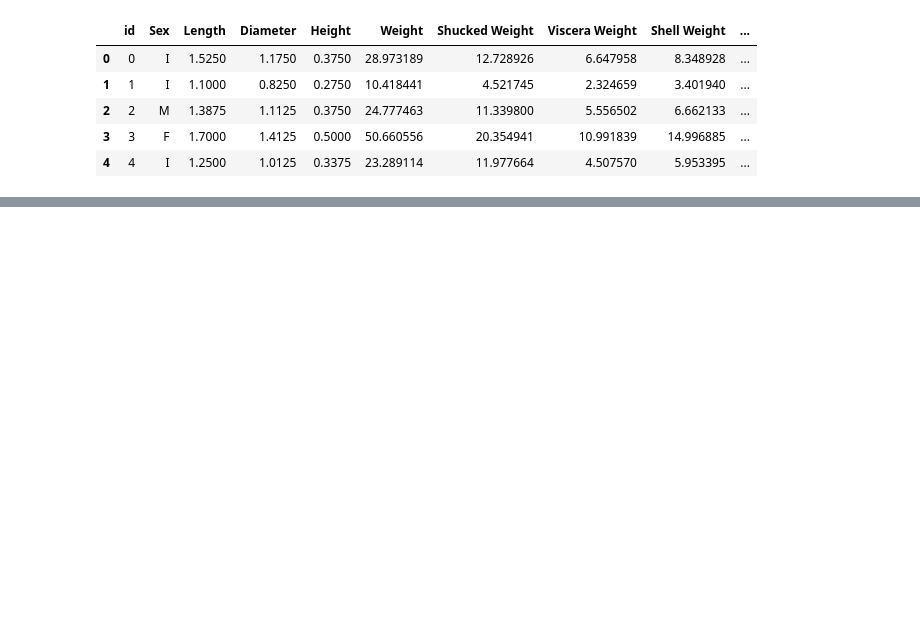
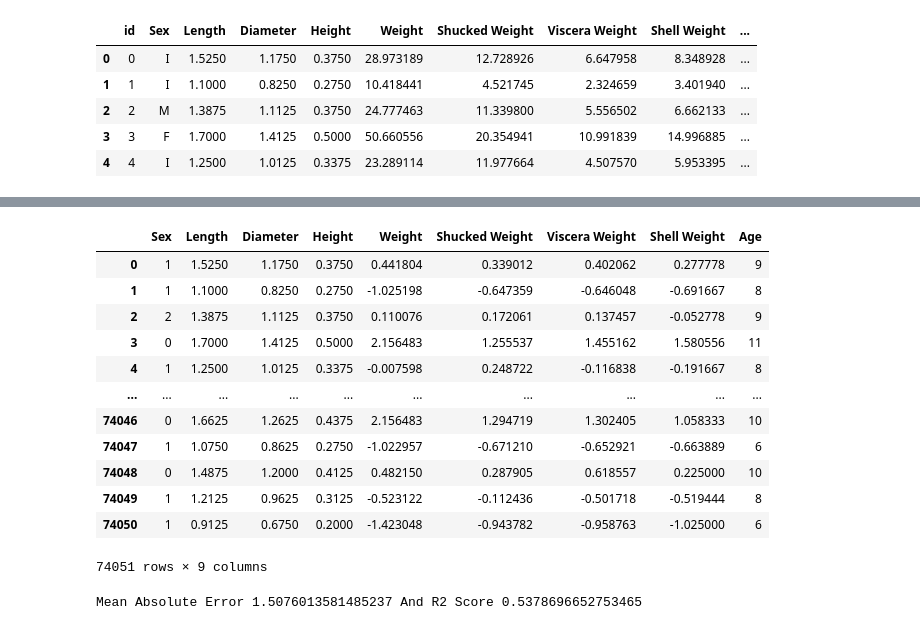
Before and after one commit to MoncefKa/kaggle-projects, a Jupyter notebook: playground-s3e16.ipynb, the cells around one changed output, grey strips where cells are left out. Saved outputs shown, nothing was run; the diff lists cells and outputs as text; code cells hidden in the pictures; blank space fills up the shorter version.

```diff
--- a/playground-s3e16.ipynb
+++ b/playground-s3e16.ipynb
@@ -28,0 +137,31 @@ train_df.head()
+# %%
+#Drop The Id column
+train_df.drop(columns=['id'],inplace=True)
+
+#Encoders
+encoder=LabelEncoder()
+stc=StandardScaler()
+rstc=RobustScaler()
+
+#Transform The Data
+train_df['Sex']=encoder.fit_transform(train_df[["Sex"]])
+train_df['Weight']=stc.fit_transform(train_df["Weight"].values.reshape(-1,1))
+train_df['Shucked Weight']=rstc.fit_transform(train_df["Shucked Weight"].values.reshape(-1,1))
+train_df['Shell Weight']=rstc.fit_transform(train_df["Shell Weight"].values.reshape(-1,1))
+train_df['Viscera Weight']=rstc.fit_transform(train_df["Viscera Weight"].values.reshape(-1,1))
+# %%
+train_df
+# %% [output]
+|  | Sex | Length | Diameter | Height | Weight | Shucked Weight | Viscera Weight | Shell Weight | Age |
+| 0 | 1 | 1.5250 | 1.1750 | 0.3750 | 0.441804 | 0.339012 | 0.402062 | 0.277778 | 9 |
+| 1 | 1 | 1.1000 | 0.8250 | 0.2750 | -1.025198 | -0.647359 | -0.646048 | -0.691667 | 8 |
+| 2 | 2 | 1.3875 | 1.1125 | 0.3750 | 0.110076 | 0.172061 | 0.137457 | -0.052778 | 9 |
+| 3 | 0 | 1.7000 | 1.4125 | 0.5000 | 2.156483 | 1.255537 | 1.455162 | 1.580556 | 11 |
+| 4 | 1 | 1.2500 | 1.0125 | 0.3375 | -0.007598 | 0.248722 | -0.116838 | -0.191667 | 8 |
+| ... | ... | ... | ... | ... | ... | ... | ... | ... | ... |
+| 74046 | 0 | 1.6625 | 1.2625 | 0.4375 | 2.156483 | 1.294719 | 1.302405 | 1.058333 | 10 |
+| 74047 | 1 | 1.0750 | 0.8625 | 0.2750 | -1.022957 | -0.671210 | -0.652921 | -0.663889 | 6 |
+| 74048 | 0 | 1.4875 | 1.2000 | 0.4125 | 0.482150 | 0.287905 | 0.618557 | 0.225000 | 10 |
+| 74049 | 1 | 1.2125 | 0.9625 | 0.3125 | -0.523122 | -0.112436 | -0.501718 | -0.519444 | 8 |
+| 74050 | 1 | 0.9125 | 0.6750 | 0.2000 | -1.423048 | -0.943782 | -0.958763 | -1.025000 | 6 |
+74051 rows × 9 columns
@@ -28,0 +172,9 @@ train_df.head()
+# %%
+lr=LinearRegression()
+lr.fit(X_train,y_train)
+y_hat=lr.predict(X_test)
+mae=mean_absolute_error(y_test,y_hat)
+r2=r2_score(y_test,y_hat)
+print(f"Mean Absolute Error {mae} And R2 Score {r2}")
+# %% [output]
+Mean Absolute Error 1.5076013581485237 And R2 Score 0.5378696652753465
```
Also changed, not shown: parts of 20 cells of this notebook.
